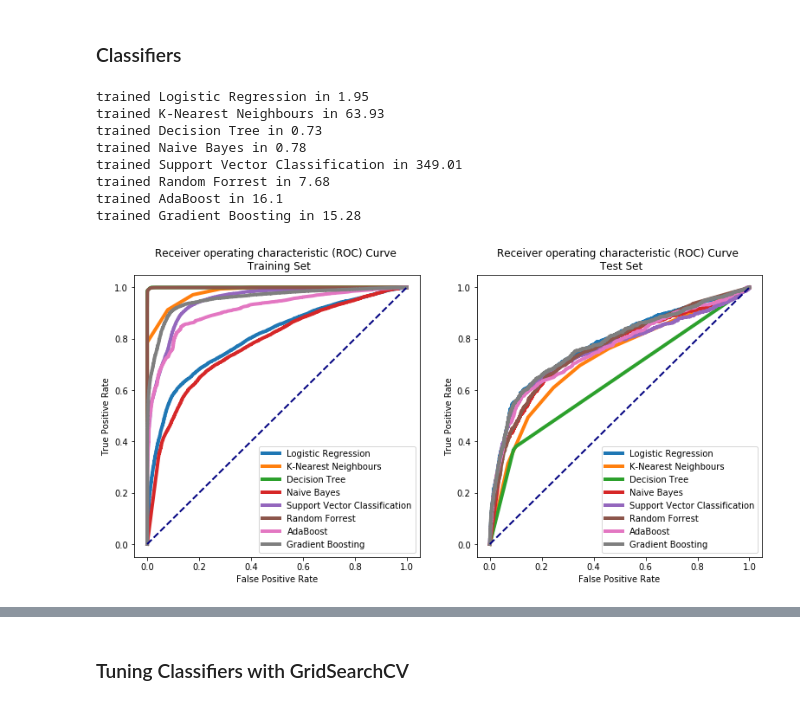
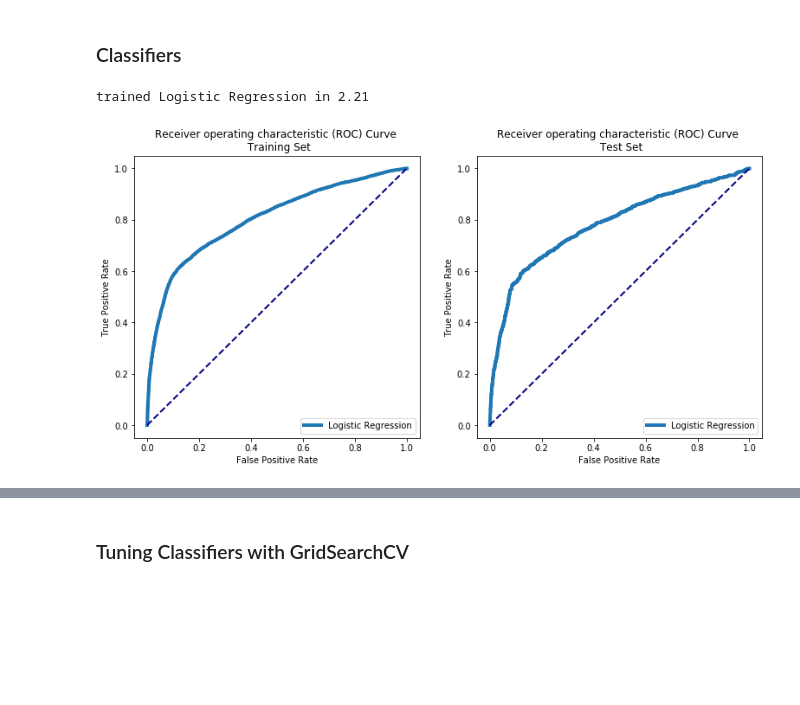
Before and after one commit to nadinezab/bank-marketing, a Jupyter notebook: bank-marketing.ipynb, the cells around one changed output, grey strips where cells are left out. Saved outputs shown, nothing was run; the diff lists cells and outputs as text; code cells hidden in the pictures; blank space fills up the shorter version.

```diff
--- a/bank-marketing.ipynb
+++ b/bank-marketing.ipynb
@@ -1343,13 +1358,13 @@ Going forward, we will therefore use `X_train_resampled` and `y_train_resampled`
 # Create a dictionary of classifiers
 clf_dict = {
     'Logistic Regression': LogisticRegression(random_state = random_state),
-    'K-Nearest Neighbours': KNeighborsClassifier(),
-    'Decision Tree': DecisionTreeClassifier(random_state = random_state),
-    'Naive Bayes': GaussianNB(),
-    'Support Vector Classification': SVC(random_state = random_state),
-    'Random Forrest': RandomForestClassifier(random_state = random_state),
-    'AdaBoost': AdaBoostClassifier(random_state = random_state),
-    'Gradient Boosting': GradientBoostingClassifier(random_state = random_state),
+#   'K-Nearest Neighbours': KNeighborsClassifier(),
+#    'Decision Tree': DecisionTreeClassifier(random_state = random_state),
+ #   'Naive Bayes': GaussianNB(),
+  #  'Support Vector Classification': SVC(random_state = random_state),
+  #  'Random Forrest': RandomForestClassifier(random_state = random_state),
+  #  'AdaBoost': AdaBoostClassifier(random_state = random_state),
+    #'Gradient Boosting': GradientBoostingClassifier(random_state = random_state),
    # 'XGBoost': xgb.XGBClassifier(random_state = random_state)
 }
 # %%
@@ -1472,15 +1487,9 @@ def batch_clf(X_train, y_train, X_test, y_test, clf_dict, verbose = True):
 
     return results
 # %%
-batch_clf(X_train_resampled, y_train_resampled, X_test, y_test, clf_dict)
+results = batch_clf(X_train_resampled, y_train_resampled, X_test, y_test, clf_dict)
+results
 # %% [output]
-trained Logistic Regression in 1.95
-trained K-Nearest Neighbours in 63.93
-trained Decision Tree in 0.73
-trained Naive Bayes in 0.78
-trained Support Vector Classification in 349.01
-trained Random Forrest in 7.68
-trained AdaBoost in 16.1
-trained Gradient Boosting in 15.28
+trained Logistic Regression in 2.21
-[figure, old version]
+[figure, new version]
 |  | Model | Time | Train Accuracy | Test Accuracy | Train F1 | Test F1 | Train Precision | Test Precision | ... |
```
Also changed, not shown: parts of 12 cells of this notebook.
